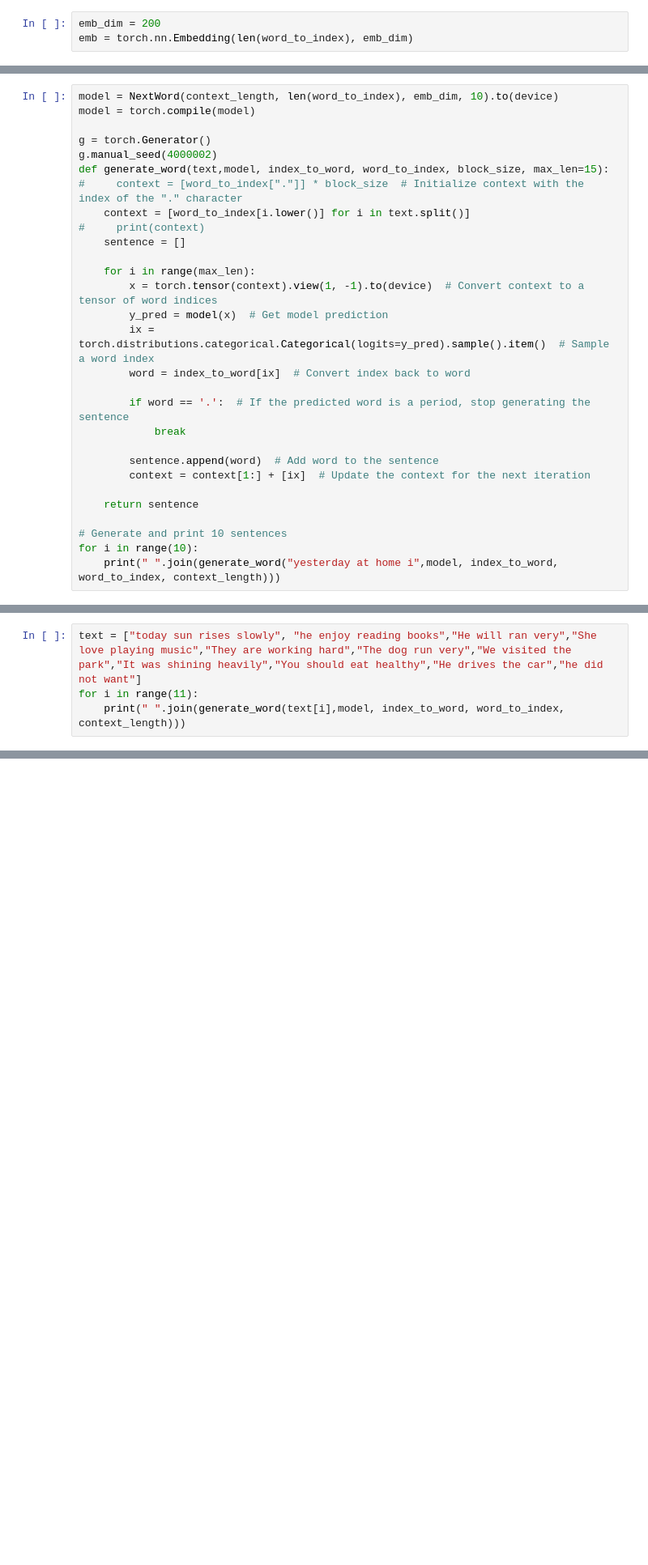
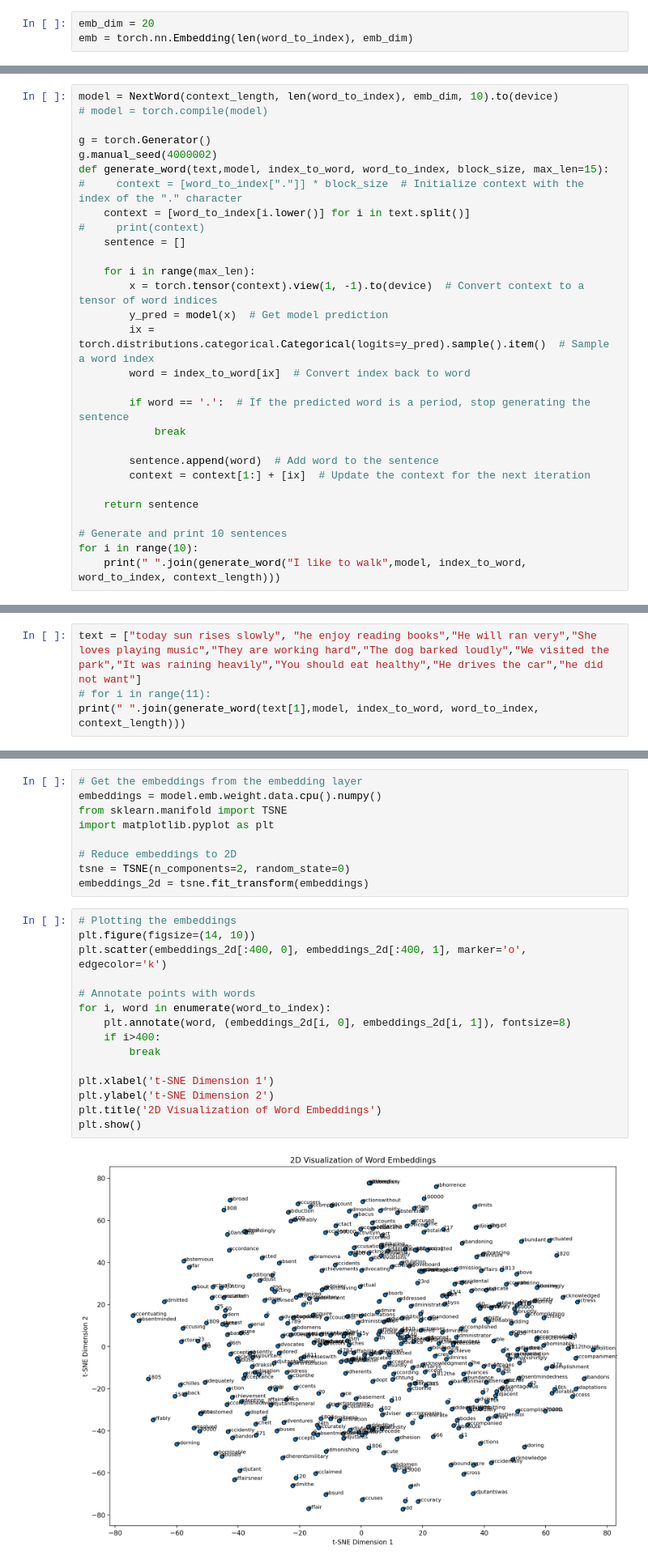
Before and after one commit to Naveen-Pal/es335-Assignment3, a Jupyter notebook: Q1/assignment3-ml.ipynb, the cells around one changed output, grey strips where cells are left out. Shown at 81% size. Saved outputs shown, nothing was run; the diff lists cells and outputs as text; blank space fills up the shorter version.

```diff
--- a/Q1/assignment3-ml.ipynb
+++ b/Q1/assignment3-ml.ipynb
@@ -202,5 +205,5 @@ X.shape, X.dtype, Y.shape, Y.dtype
 # %%
-emb_dim = 200
+emb_dim = 20
 emb = torch.nn.Embedding(len(word_to_index), emb_dim)
 # %%
 emb.weight
@@ -245,7 +248,7 @@ class NextWord(nn.Module):
     return x
 # %%
 model = NextWord(context_length, len(word_to_index), emb_dim, 10).to(device)
-model = torch.compile(model)
+# model = torch.compile(model)
 
 g = torch.Generator()
 g.manual_seed(4000002)
@@ -271,5 +274,5 @@ def generate_word(text,model, index_to_word, word_to_index, block_size, max_len=
 
 # Generate and print 10 sentences
 for i in range(10):
-    print(" ".join(generate_word("yesterday at home i",model, index_to_word, word_to_index, context_length)))
+    print(" ".join(generate_word("I like to walk",model, index_to_word, word_to_index, context_length)))
 # %% [output]
@@ -335,4 +338,4 @@ for epoch in range(10000): #10000
 # %%
-text = ["today sun rises slowly", "he enjoy reading books","He will ran very","She love playing music","They are working hard","The dog run very","We visited the park","It was shining heavily","You should eat healthy","He drives the car","he did not want"]
-for i in range(11):
-    print(" ".join(generate_word(text[i],model, index_to_word, word_to_index, context_length)))
+text = ["today sun rises slowly", "he enjoy reading books","He will ran very","She loves playing music","They are working hard","The dog barked loudly","We visited the park","It was raining heavily","You should eat healthy","He drives the car","he did not want"]
+# for i in range(11):
+print(" ".join(generate_word(text[1],model, index_to_word, word_to_index, context_length)))
@@ -340,0 +350,26 @@ X.shape, X.dtype, Y.shape, Y.dtype
+# %%
+# Get the embeddings from the embedding layer
+embeddings = model.emb.weight.data.cpu().numpy()
+from sklearn.manifold import TSNE
+import matplotlib.pyplot as plt
+
+# Reduce embeddings to 2D
+tsne = TSNE(n_components=2, random_state=0)
+embeddings_2d = tsne.fit_transform(embeddings)
+# %%
+# Plotting the embeddings
+plt.figure(figsize=(14, 10))
+plt.scatter(embeddings_2d[:400, 0], embeddings_2d[:400, 1], marker='o', edgecolor='k')
+
+# Annotate points with words
+for i, word in enumerate(word_to_index):
+    plt.annotate(word, (embeddings_2d[i, 0], embeddings_2d[i, 1]), fontsize=8)
+    if i>400:
+        break
+
+plt.xlabel('t-SNE Dimension 1')
+plt.ylabel('t-SNE Dimension 2')
+plt.title('2D Visualization of Word Embeddings')
+plt.show()
+# %% [output]
+[figure, added]
```
Also changed, not shown: parts of 22 cells of this notebook, 2 other files.
